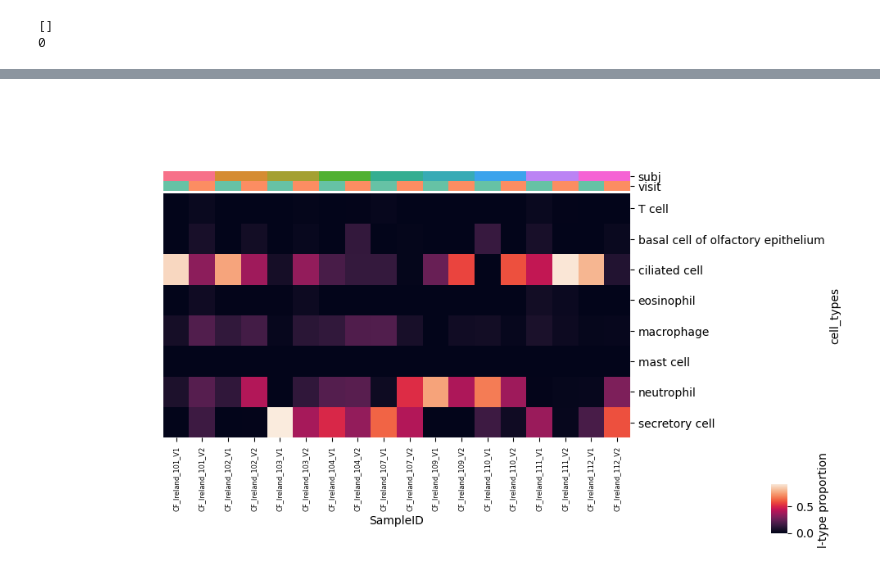
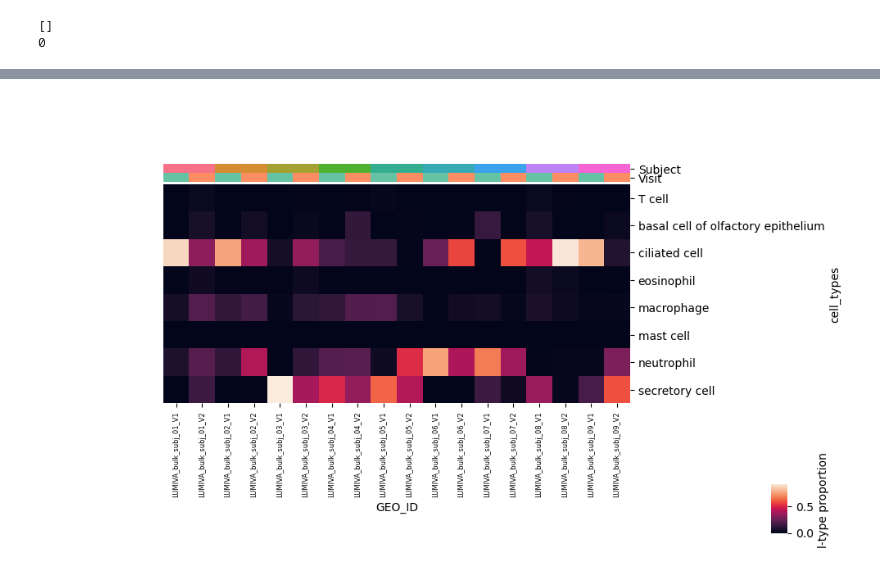
Before and after one commit to tcyb/Cybulski_et_al_2025, a Jupyter notebook: notebooks/08bulk_autogenes.ipynb, the cells around one changed output, grey strips where cells are left out. Cells and saved outputs as stored; diff of their text form; code cells hidden in the pictures.

Commit message:
Updated AutoGeneS execution to reflect GEO file structure

```diff
--- a/notebooks/08bulk_autogenes.ipynb
+++ b/notebooks/08bulk_autogenes.ipynb
@@ -151,6 +144,6 @@ shared_hv = np.intersect1d(adata_proc[:, adata_log.var_names[adata_log.var['high
                           )
 # %%
-adata_hv = adata_proc[:,shared_hv].copy()
+cfhv_adata_hv = adata_proc[:,shared_hv].copy()
 # %% [markdown]
 ## Train AutoGeneS
 # %%
@@ -159,7 +152,7 @@ time0 = datetime.datetime.now()
 
 ngenes = 400
 ngen=5000
-centroids = ag.init(adata_hv, use_highly_variable=False, celltype_key='cell_type__ontology_label')
+centroids = ag.init(cfhv_adata_hv, use_highly_variable=False, celltype_key='cell_type__ontology_label')
 ag.optimize(ngen=ngen, seed=0, nfeatures=ngenes, mode='fixed', verbose=False)
 
 print(datetime.datetime.now()-time0)
@@ -599,20 +517,16 @@ proportions_serial_bulk_sel.T.describe()
 # %% [markdown]
 ## Sala Pre/Post Lum/Iva
 # %%
-LUMIVA_DATA_DIR = '../../data/02ireland_sala'
-LUMIVA_SALMON_DIR = f'{LUMIVA_DATA_DIR}/nf_rnaseq_grch38_v113_out/star_salmon'
+LUMIVA_DATA_DIR = '/home/trc891/projects/cyb/pubs/Cybulski_et_al_2025/data/lumiva'
 
-lumiva_nextflow_samples = pd.read_csv(f'{LUMIVA_DATA_DIR}/nf_rnaseq_samplesheet_ireland.csv')
-lumiva_demo = pd.read_csv(f'{LUMIVA_DATA_DIR}/ireland_samples_20250305.csv')
-tx2gene = pd.read_csv(f'{LUMIVA_SALMON_DIR}/salmon_tx2gene.tsv', sep='\t', names=["TXNAME", "GENEID", "GENENAME"])
+lumiva_demo = pd.read_csv(f'{LUMIVA_DATA_DIR}/lumiva_bulk_samplesheet.csv')
 
-lumiva_ct_df = pd.read_csv(f'{LUMIVA_SALMON_DIR}/salmon.merged.gene_counts.tsv', sep='\t', index_col=1)
+tx2gene = pd.read_csv(f'{LUMIVA_DATA_DIR}/salmon_tx2gene.tsv', sep='\t', names=["TXNAME", "GENEID", "GENENAME"])
 
+lumiva_ct_df = pd.read_csv(f'{LUMIVA_DATA_DIR}/lumiva_bulk.salmon.merged.gene_counts.tsv', sep='\t', index_col=0)
 del lumiva_ct_df['gene_id']
 
-lumiva_demo['SampleID'] = ['X{}'.format(x) if x[0].isnumeric() else x for x in lumiva_demo['Sample']]
-
-lumiva_bulk_ds = sc.AnnData(X=lumiva_ct_df.T, obs=lumiva_demo.set_index('SampleID'))
+lumiva_bulk_ds = sc.AnnData(X=lumiva_ct_df.T, obs=lumiva_demo.set_index('GEO_ID'))
 # %%
 lumiva_demo
 # %% [output]
@@ -750,41 +604,42 @@ lumiva_samples_demo
 # %%
-lumiva_colors = pd.DataFrame({'subj': assign_colors_to_series(lumiva_samples_demo['subj'], cmap='husl'),
-                              'visit': assign_colors_to_series(lumiva_samples_demo['visit'], cmap='Set2')
+lumiva_colors = pd.DataFrame({'Subject': assign_colors_to_series(lumiva_demo['GEO_Subj'], cmap='husl'),
+                              'Visit': assign_colors_to_series(lumiva_demo['V'], cmap='Set2')
                              },
-                             index=lumiva_samples_demo.index
+                             index=lumiva_demo['GEO_ID']
                             )
 # %%
 ax = sns.clustermap(
-    proportions_lumiva_bulk_sel,
+    proportions_lumiva_bulk,
     col_cluster=False,
     row_cluster=False,
     col_colors=lumiva_colors,
-    xticklabels=proportions_lumiva_bulk_sel.columns,
+    xticklabels=proportions_lumiva_bulk.columns,
     #xticklabels=False,
     figsize=(10, 6),
     cbar_pos=(0.9, 0.1, 0.02, 0.1),
     cbar_kws={'label': 'cell-type proportion'}
 )
 
 ax.ax_heatmap.tick_params(axis="x", rotation=90, labelsize=6)
 
 #ax.ax_col_dendrogram.legend(
 #    [mpl.patches.Patch(color=x) for x in genotype_to_color.values()],
 #    ["HV", "CF"],
 #    bbox_to_anchor=(1.35, 0.6),
 #    frameon=False,
 #    title="Condition"
 #)
 
 #ax.ax_col_colors.legend(
 #    [mpl.patches.Patch(color=x) for x in hemt_to_color.values()],
 #    ['Y', 'N', 'HV'],
 #    bbox_to_anchor= (1.5, 3),
 #    frameon=False,
 #    title="HEMT"
 #)
 
-plt.savefig('/home/trc891/projects/cyb/2022-CFnose/data/10paper_figures/fig2/figS1c.png')
+plt.savefig('/home/trc891/projects/cyb/pubs/Cybulski_et_al_2025/data/figs/lumiva/lumiva_figS1c.png')
+plt.savefig('/home/trc891/projects/cyb/pubs/Cybulski_et_al_2025/data/figs/lumiva/lumiva_figS1c.svg')
 plt.show()
 # %% [output]
-[figure, old version]
+[figure, new version]
```
Also changed, not shown: parts of 44 cells of this notebook.
